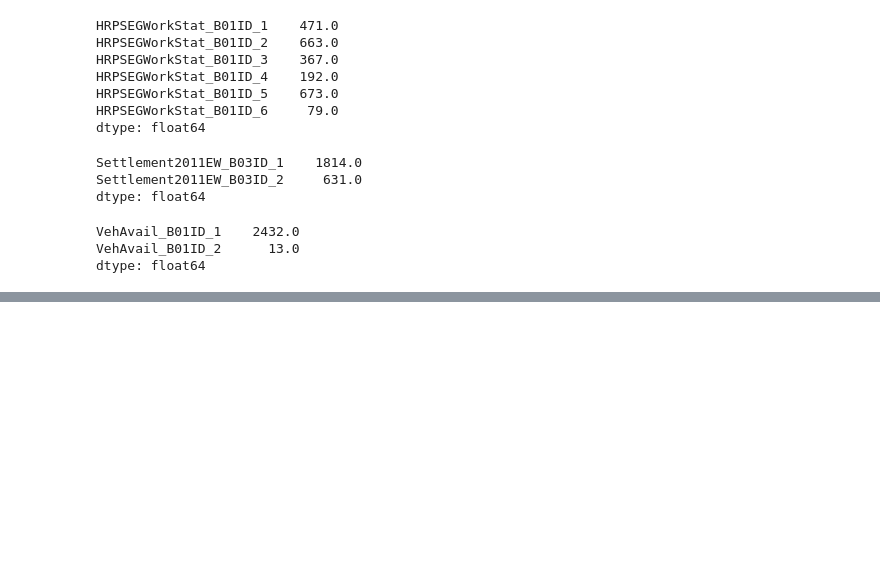
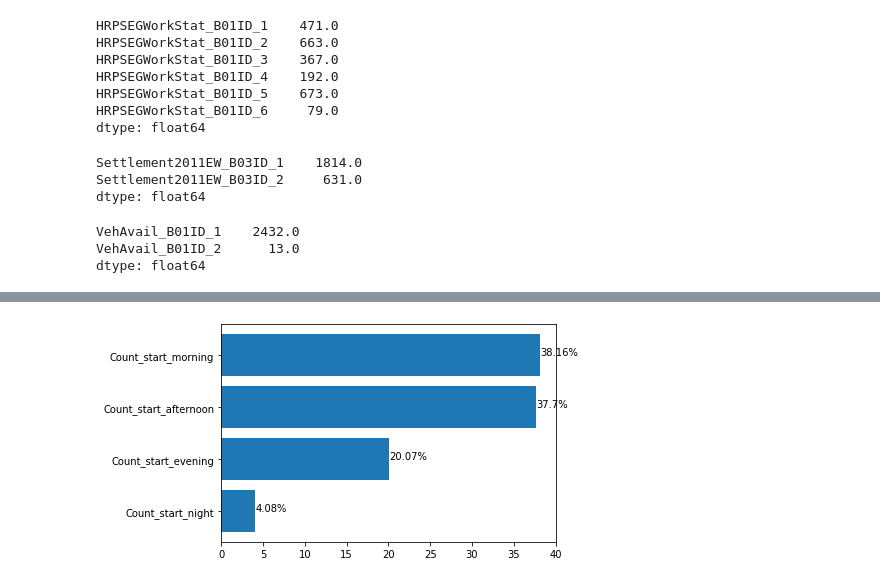
Before and after one commit to arashk1990/covid19mobility, a Jupyter notebook: feature_analysis.ipynb, the cells around one changed output, grey strips where cells are left out. Saved outputs shown, nothing was run; the diff lists cells and outputs as text; code cells hidden in the pictures; blank space fills up the shorter version.

```diff
--- a/feature_analysis.ipynb
+++ b/feature_analysis.ipynb
@@ -210,0 +299,19 @@ nts_v2.to_csv('/content/drive/MyDrive/socio_pred/UKDA-5340-tab/NTS_v2.csv',\
+# %%
+#time of the day stats
+
+#trip start
+# morning: 4 am to 12 pm
+# afternoon: 12: 5 p.m
+#evening: 5 pm to 9
+#night: 9 p.m to 4 a.m.
+x = ['Count_start_night','Count_start_evening', 'Count_start_afternoon',	'Count_start_morning']
+
+y = round(mobility.iloc[:,1:5].sum()/total_trips*100,2)
+plt.barh(x, y)
+
+for index, value in enumerate(y):
+    plt.text(value, index,str(value)+'%')
+
+plt.show()
+# %% [output]
+[figure, added]
```
Also changed, not shown: parts of 23 cells of this notebook.
